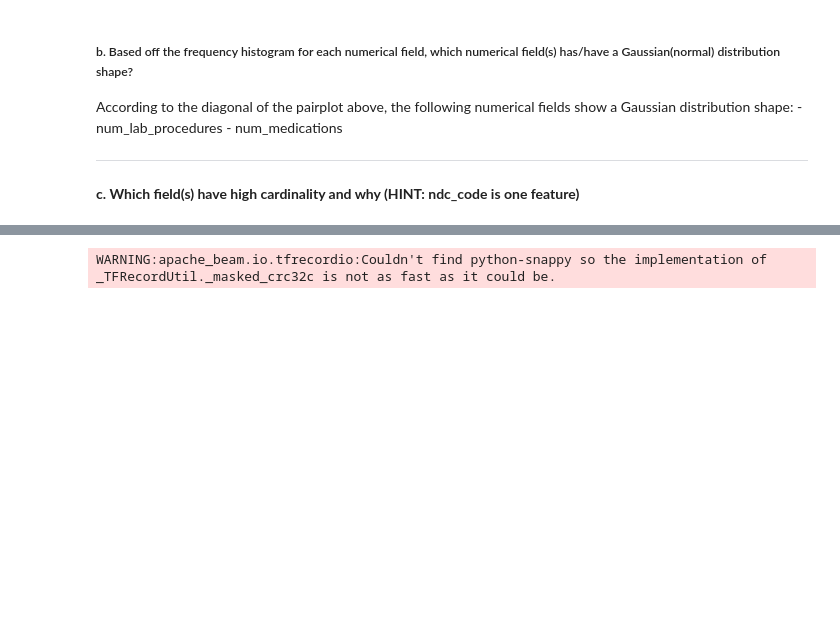
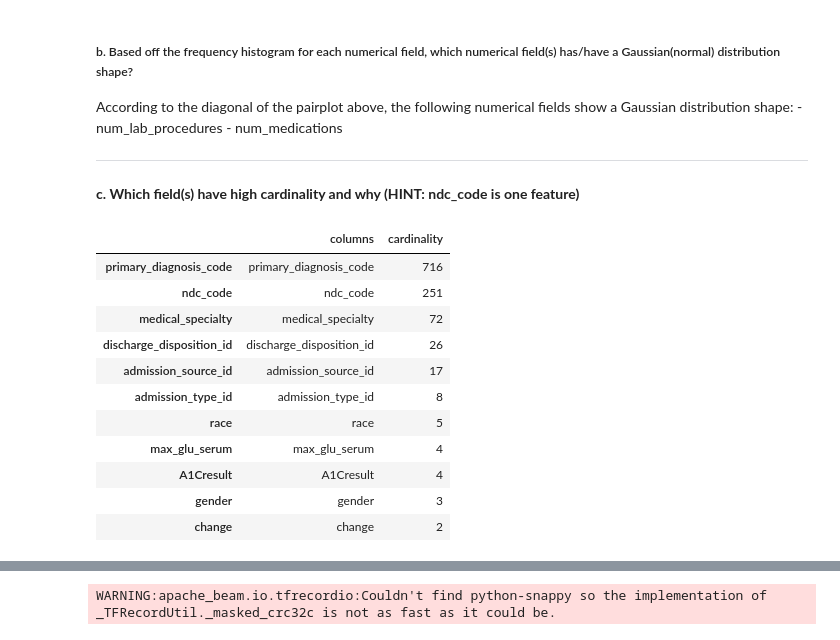
Before and after one commit to pdagger/AI_Healthcare_Projects, a Jupyter notebook: Patient_Selection_for_Diabetes_Drug/starter_code/student_project.ipynb, the cells around one changed output, grey strips where cells are left out. Cells and saved outputs as stored; diff of their text form; code cells hidden in the pictures; blank space fills up the shorter version.

Commit message:
Determined cardinality

```diff
--- a/Patient_Selection_for_Diabetes_Drug/starter_code/student_project.ipynb
+++ b/Patient_Selection_for_Diabetes_Drug/starter_code/student_project.ipynb
@@ -277,16 +277,26 @@ According to the diagonal of the pairplot above, the following numerical fields
 # %% [markdown]
 **c. Which field(s) have high cardinality and why (HINT: ndc_code is one feature)**
 # %%
-# Functions to determine cardenality of features
-def create_cardinality_feature(df):
-    num_rows = len(df)
-    random_code_list = np.arange(100, 1000, 1)
-    return np.random.choice(random_code_list, num_rows)
-
+# Function to determine cardenality of features
 def count_unique_values(df, cat_col_list):
     cat_df = df[cat_col_list]
-    cat_df['principal_diagnosis_code'] = create_cardinality_feature(cat_df)
     #add feature with high cardinality
-    val_df = pd.DataFrame({'columns': cat_df.columns,
-                       'cardinality': cat_df.nunique() } )
-    return val_df
+    val_df = pd.DataFrame({'columns': cat_df.columns, \
+                           'cardinality': cat_df.nunique() })
+
+    return val_df.sort_values("cardinality", ascending=False)
+
+count_unique_values(df, types_dic["categorical"])
+# %% [output]
+|  | columns | cardinality |
+| primary_diagnosis_code | primary_diagnosis_code | 716 |
+| ndc_code | ndc_code | 251 |
+| medical_specialty | medical_specialty | 72 |
+| discharge_disposition_id | discharge_disposition_id | 26 |
+| admission_source_id | admission_source_id | 17 |
+| admission_type_id | admission_type_id | 8 |
+| race | race | 5 |
+| max_glu_serum | max_glu_serum | 4 |
+| A1Cresult | A1Cresult | 4 |
+| gender | gender | 3 |
+| change | change | 2 |
```
Also changed, not shown: parts of 2 cells of this notebook.
